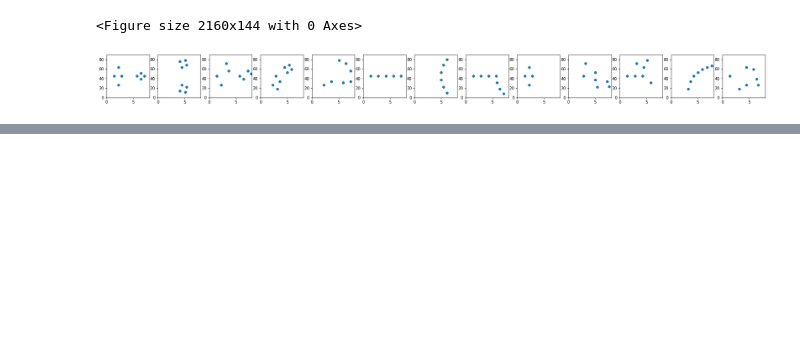
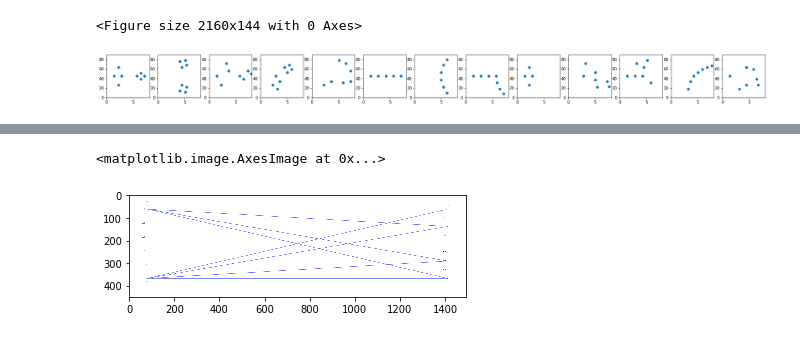
Before and after one commit to tyagi-iiitv/PC-Expo, a Jupyter notebook: misc/theta_row_space_analysis.ipynb, the cells around one changed output, grey strips where cells are left out. Saved outputs shown, nothing was run; the diff lists cells and outputs as text; code cells hidden in the pictures; blank space fills up the shorter version.

```diff
--- a/misc/theta_row_space_analysis.ipynb
+++ b/misc/theta_row_space_analysis.ipynb
@@ -85,0 +115,8 @@ def getThetaPhi(x1,y1,x2,y2):
+# %%
+# Constructing test image
+image = io.imread('pcp.png')
+# %%
+io.imshow(image)
+# %% [output]
+<matplotlib.image.AxesImage at 0x...>
+[figure, added]
```
Also changed, not shown: parts of 14 cells of this notebook, 22 other files.
